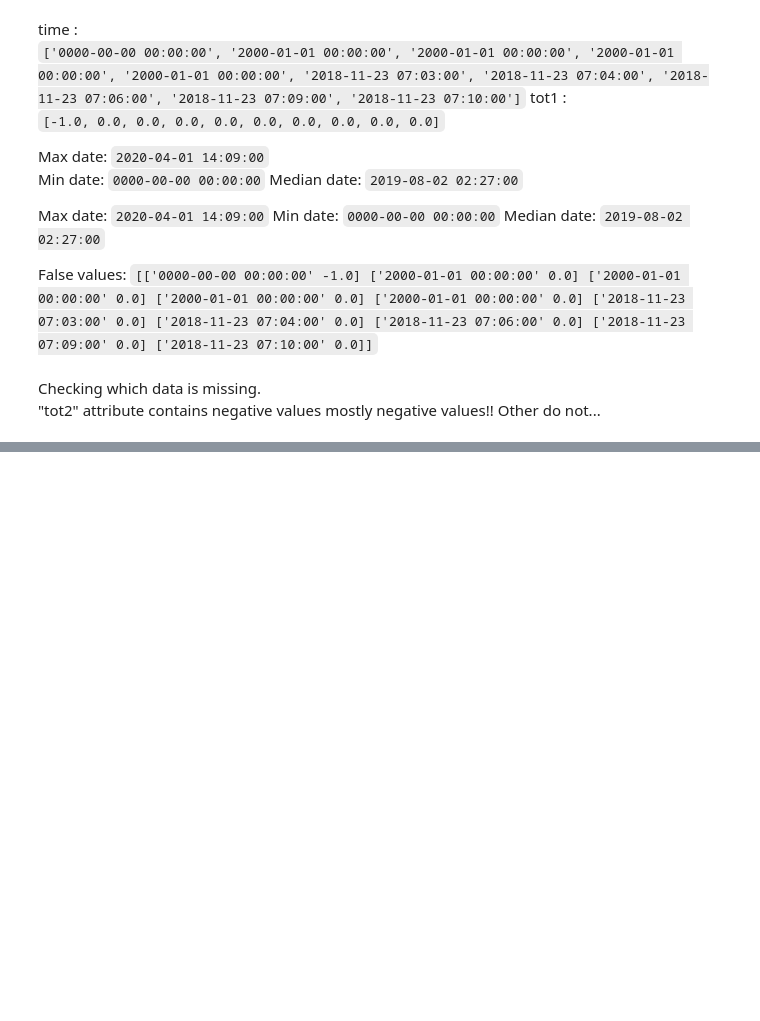
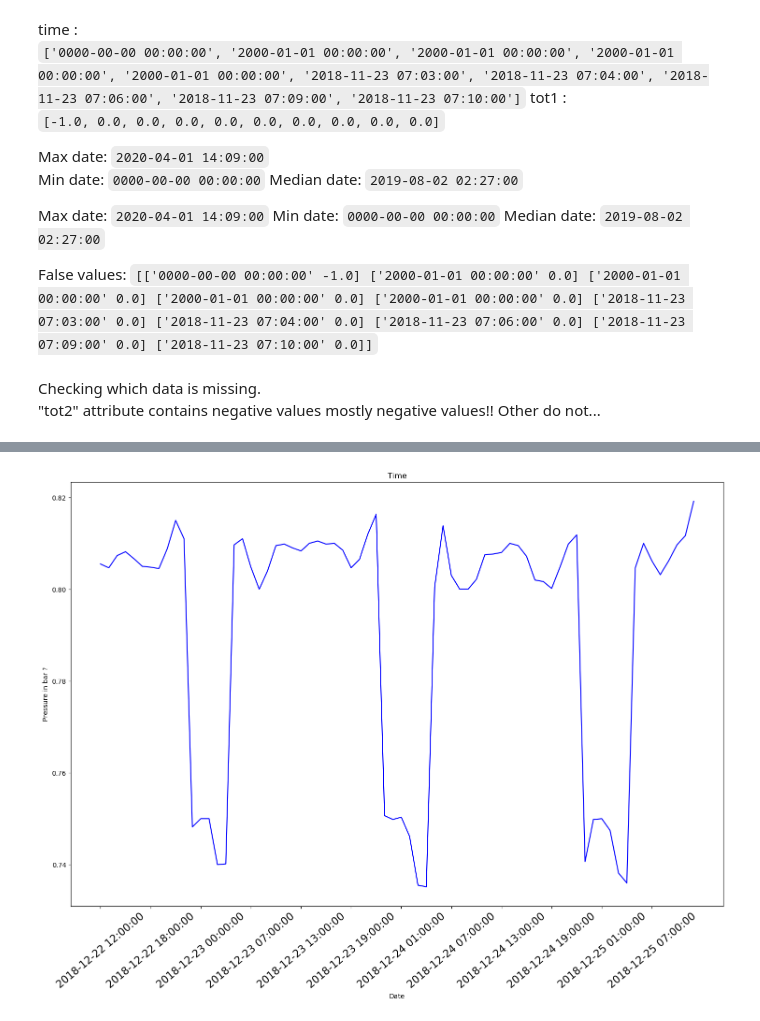
Before and after one commit to Zan-23/IJS_water_loss, a Jupyter notebook: notebooks/Intial data analysis.ipynb, the cells around one changed output, grey strips where cells are left out. Saved outputs shown, nothing was run; the diff lists cells and outputs as text; code cells hidden in the pictures; blank space fills up the shorter version.

```diff
--- a/notebooks/Intial data analysis.ipynb
+++ b/notebooks/Intial data analysis.ipynb
@@ -200,0 +213,30 @@ plt.show()
+# %%
+def generate_timestamp_yaxis_array(start_time, end_time, station):
+    choosen_data = data_248_by_hour
+
+    if station == 249:
+        choosen_data = data_249_by_hour
+
+    start_time = pandas.to_datetime(start_time, format="%Y-%m-%d %H:%M:%S")
+    end_time   = pandas.to_datetime(end_time, format="%Y-%m-%d %H:%M:%S")
+    choosen_data = choosen_data.loc[(choosen_data.index >= start_time) & (choosen_data.index <= end_time)]
+
+    timestamp = choosen_data.index.tolist()
+    timestamp = [str(i) for i in timestamp]
+
+    y_axis = choosen_data[["analog2"]].to_numpy()
+
+    fig = plt.figure(figsize=(18, 12), dpi= 100, facecolor='w')
+    plt.plot(timestamp, y_axis, color="blue")
+
+    plt.ylabel('Pressure in bar ?')
+    plt.xlabel('Date')
+    plt.xticks([i for i in range(0,len(y_axis), round(len(y_axis)/12))], rotation=40)
+    plt.rc('xtick',labelsize=16)
+    plt.title('Time')
+    # plt.savefig('blue_id.png')
+    plt.show()
+# %%
+generate_timestamp_yaxis_array("2018-12-22 12:00:00", "2018-12-25 12:00:00", 248)
+# %% [output]
+[figure, added]
```
Also changed, not shown: parts of 11 cells of this notebook.
